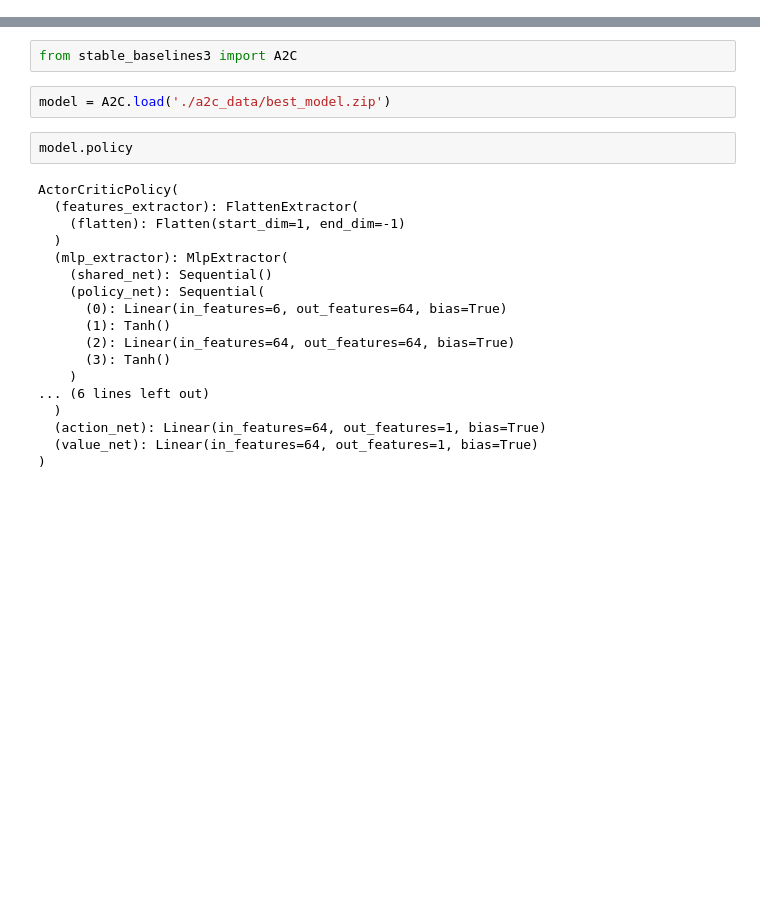
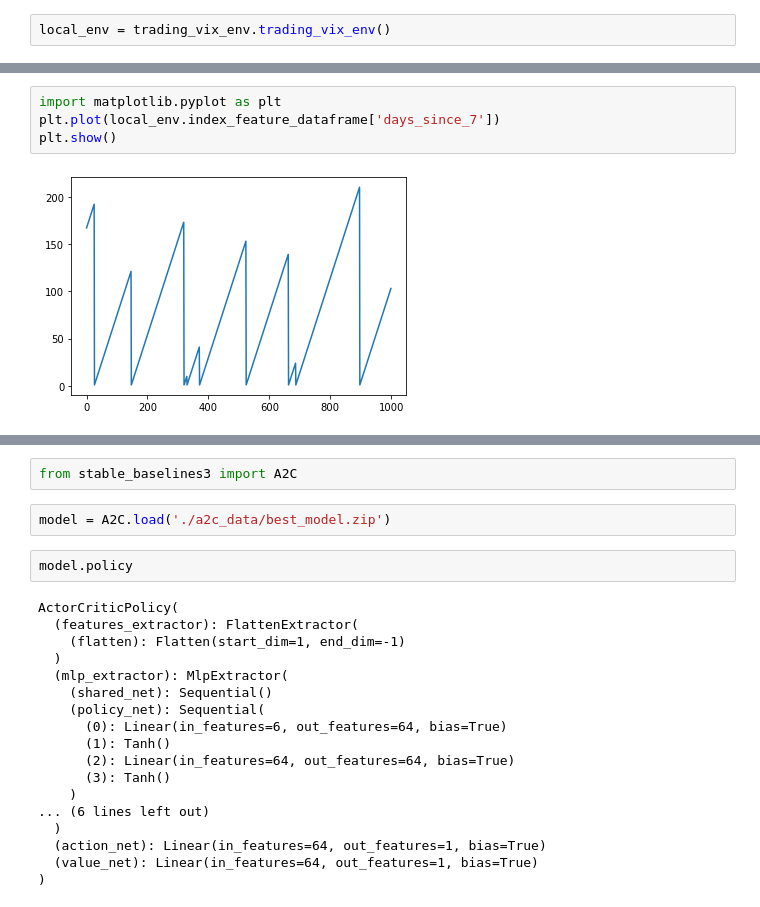
Before and after one commit to huazuhao/policy_gradient_cartpole, a Jupyter notebook: vix/model6/stable_baseline_env_4/scratch.ipynb, the cells around one changed output, grey strips where cells are left out. Saved outputs shown, nothing was run; the diff lists cells and outputs as text; blank space fills up the shorter version.

```diff
--- a/vix/model6/stable_baseline_env_4/scratch.ipynb
+++ b/vix/model6/stable_baseline_env_4/scratch.ipynb
@@ -0,0 +3,2 @@
+# %%
+local_env = trading_vix_env.trading_vix_env()
@@ -0,0 +21,6 @@
+# %%
+import matplotlib.pyplot as plt
+plt.plot(local_env.index_feature_dataframe['days_since_7'])
+plt.show()
+# %% [output]
+[figure, added]
```
Also changed, not shown: parts of 3 cells of this notebook, 51 other files.
